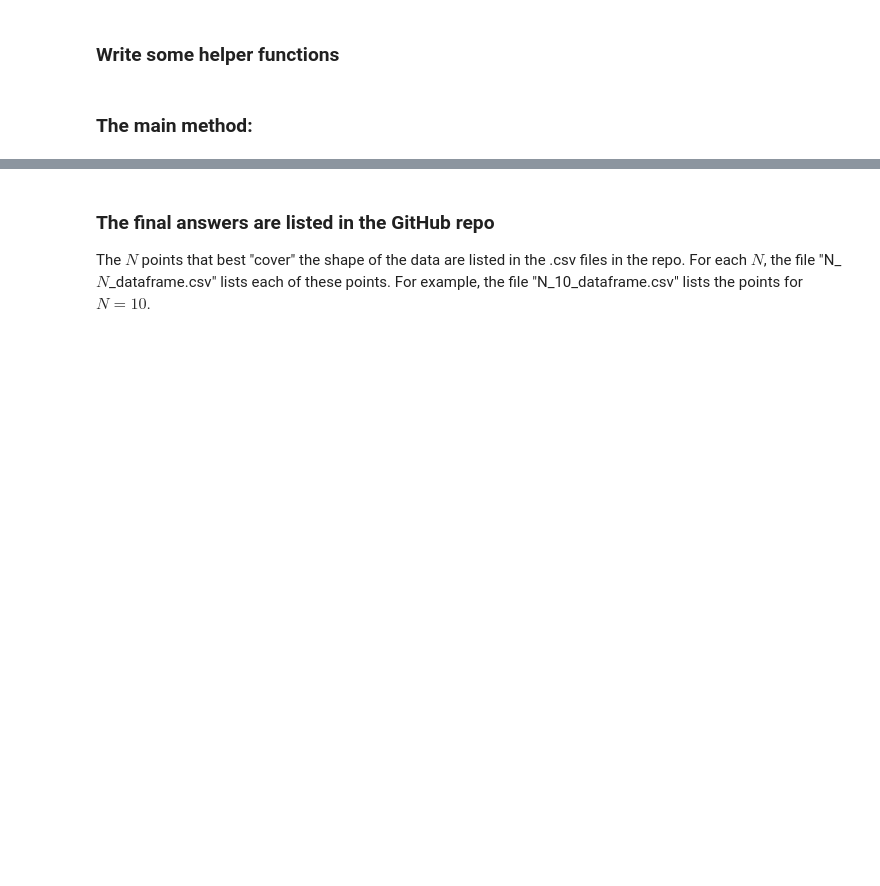
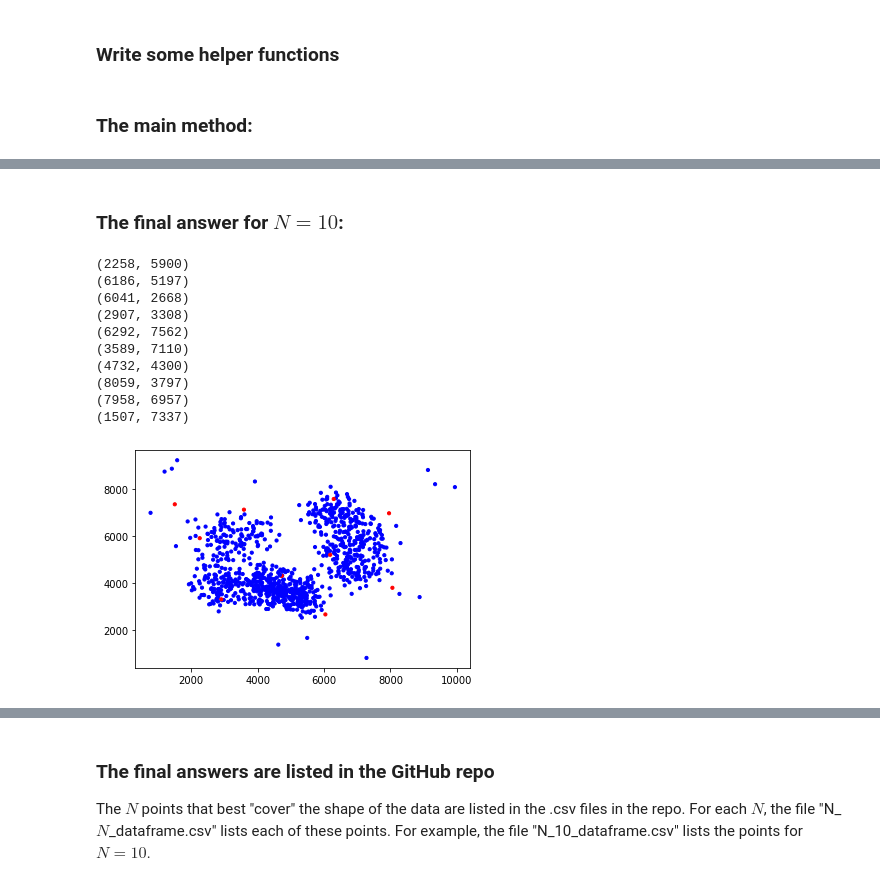
Before and after one commit to jeffreyz374/cssu-purefacts-fall-2022-jeffrey-zhou, a Jupyter notebook: PureFacts_Hackathon_Problem_Response_Jeffrey_Zhou.ipynb, the cells around one changed output, grey strips where cells are left out. Cells and saved outputs as stored; diff of their text form; code cells hidden in the pictures; blank space fills up the shorter version.

```diff
--- a/PureFacts_Hackathon_Problem_Response_Jeffrey_Zhou.ipynb
+++ b/PureFacts_Hackathon_Problem_Response_Jeffrey_Zhou.ipynb
@@ -151,0 +132,16 @@ for i in range(N):
+# %% [markdown]
+### The final answer for $N = 10$:
+# %%
+final_answer(10)
+# %% [output]
+(2258, 5900)
+(6186, 5197)
+(6041, 2668)
+(2907, 3308)
+(6292, 7562)
+(3589, 7110)
+(4732, 4300)
+(8059, 3797)
+(7958, 6957)
+(1507, 7337)
+[figure, added]
```
Also changed, not shown: parts of 10 cells of this notebook.
